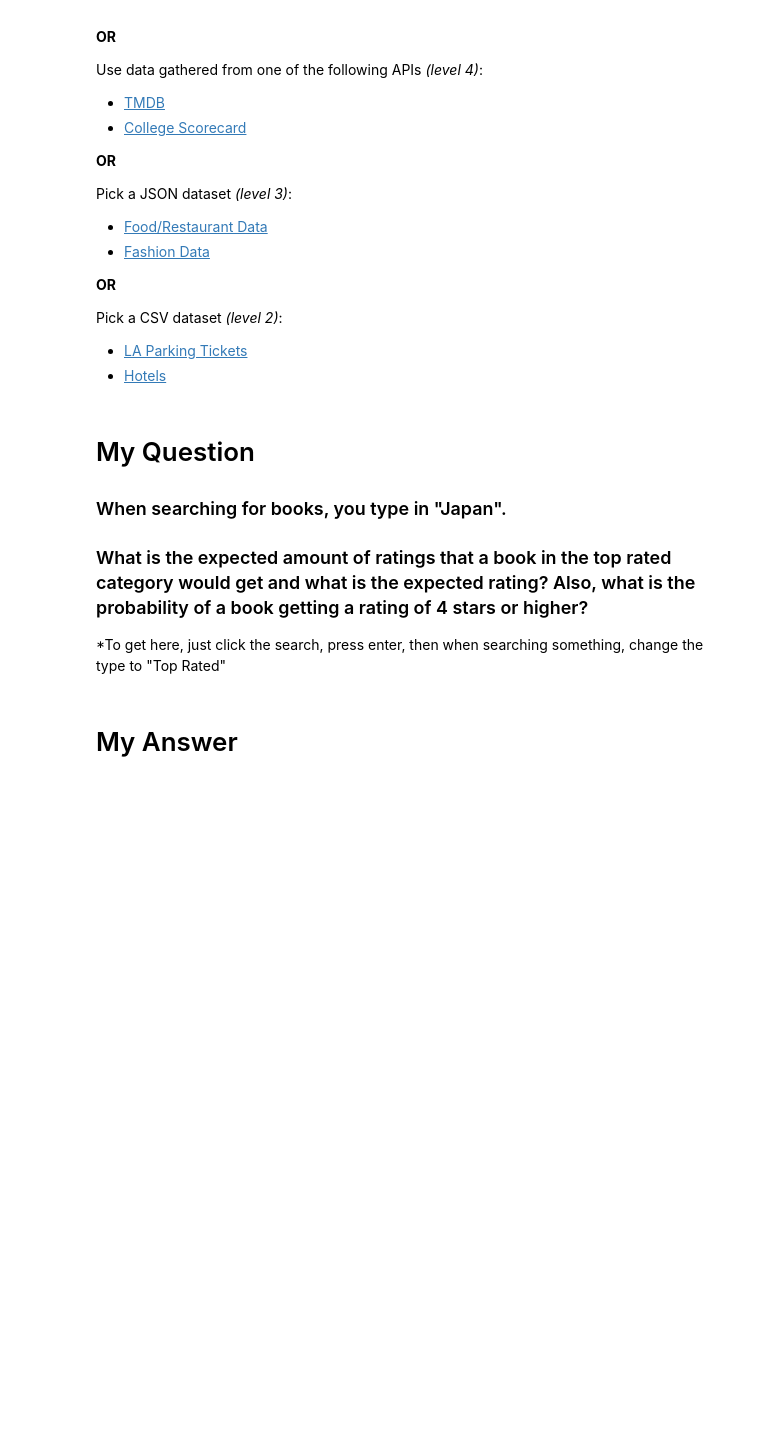
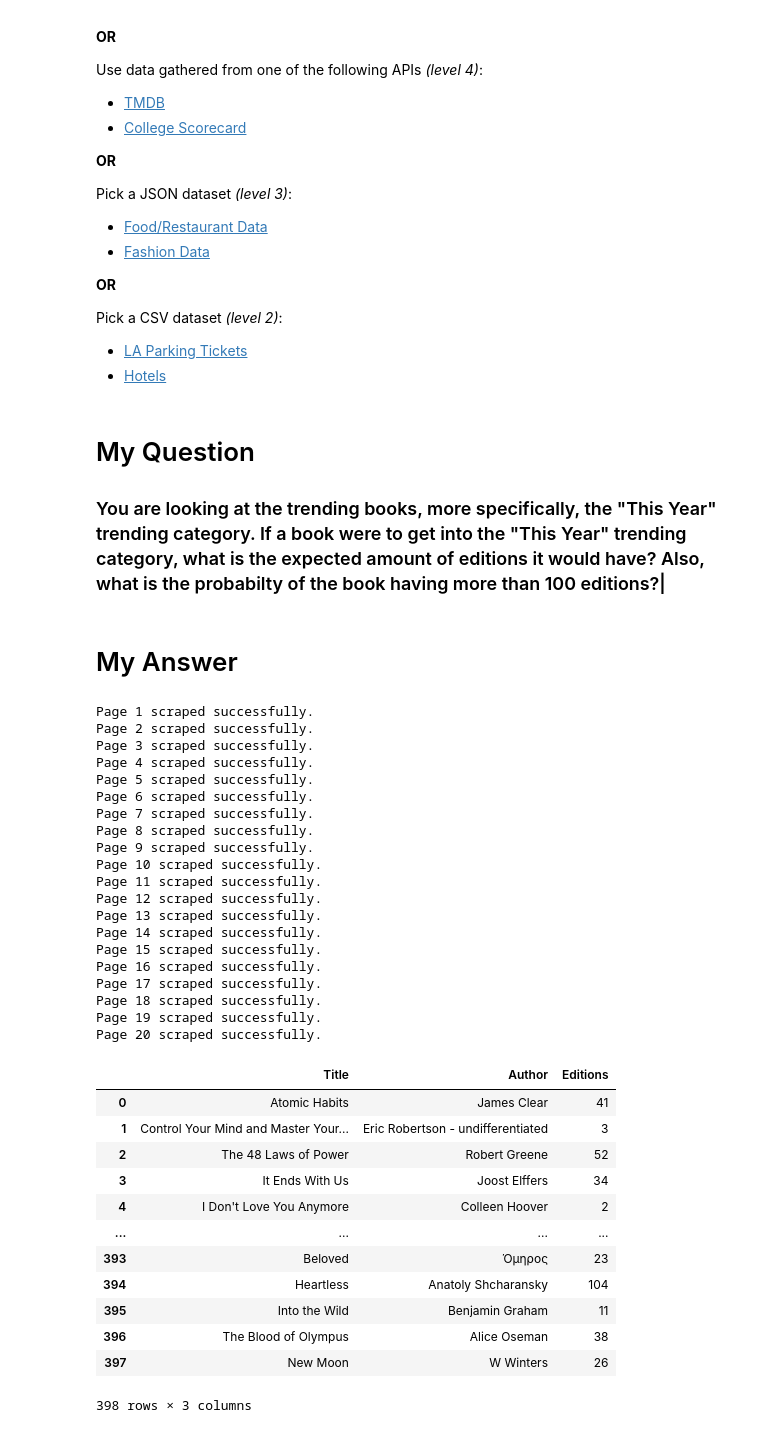
Before and after one commit to IsaacG-L/AI, a Jupyter notebook: Semester 1/Unit end/Unit 3/Unit+3+-+Final+Project+Template.ipynb, the cells around one changed output. Cells and saved outputs as stored; diff of their text form; code cells hidden in the pictures; blank space fills up the shorter version.

```diff
--- a/Semester 1/Unit end/Unit 3/Unit+3+-+Final+Project+Template.ipynb
+++ b/Semester 1/Unit end/Unit 3/Unit+3+-+Final+Project+Template.ipynb
@@ -24,9 +24,7 @@ Pick a CSV dataset *(level 2)*:
 - [Hotels](https://drive.google.com/drive/folders/1IpVFxgwBJvJHKoOuBsk6WK2qYqFYP4hi?usp=drive_link)
 # %% [markdown]
 # My Question
-### When searching for books, you type in "Japan".
-### What is the expected amount of ratings that a book in the top rated category would get and what is the expected rating? Also, what is the probability of a book getting a rating of 4 stars or higher?
-*To get here, just click the search, press enter, then when searching something, change the type to "Top Rated"
+### You are looking at the trending books, more specifically, the "This Year" trending category. If a book were to get into the "This Year" trending category, what is the expected amount of editions it would have? Also, what is the probabilty of the book having more than 100 editions?|
 # %% [markdown]
 # My Answer
 # %%
@@ -37,0 +85,37 @@ import re
+# %%
+df = pd.DataFrame(cycle_through5(20))
+df
+# %% [output]
+Page 1 scraped successfully.
+Page 2 scraped successfully.
+Page 3 scraped successfully.
+Page 4 scraped successfully.
+Page 5 scraped successfully.
+Page 6 scraped successfully.
+Page 7 scraped successfully.
+Page 8 scraped successfully.
+Page 9 scraped successfully.
+Page 10 scraped successfully.
+Page 11 scraped successfully.
+Page 12 scraped successfully.
+Page 13 scraped successfully.
+Page 14 scraped successfully.
+Page 15 scraped successfully.
+Page 16 scraped successfully.
+Page 17 scraped successfully.
+Page 18 scraped successfully.
+Page 19 scraped successfully.
+Page 20 scraped successfully.
+|  | Title | Author | Editions |
+| 0 | Atomic Habits | James Clear | 41 |
+| 1 | Control Your Mind and Master Your... | Eric Robertson - undifferentiated | 3 |
+| 2 | The 48 Laws of Power | Robert Greene | 52 |
+| 3 | It Ends With Us | Joost Elffers | 34 |
+| 4 | I Don't Love You Anymore | Colleen Hoover | 2 |
+| ... | ... | ... | ... |
+| 393 | Beloved | Όμηρος | 23 |
+| 394 | Heartless | Anatoly Shcharansky | 104 |
+| 395 | Into the Wild | Benjamin Graham | 11 |
+| 396 | The Blood of Olympus | Alice Oseman | 38 |
+| 397 | New Moon | W Winters | 26 |
+398 rows × 3 columns
```
Also changed, not shown: parts of 11 cells of this notebook, 1 other file.
